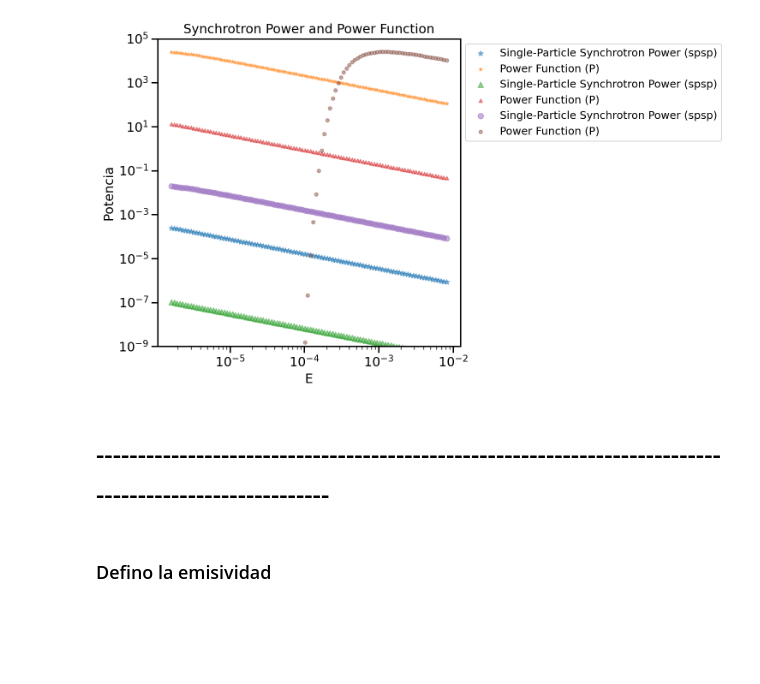
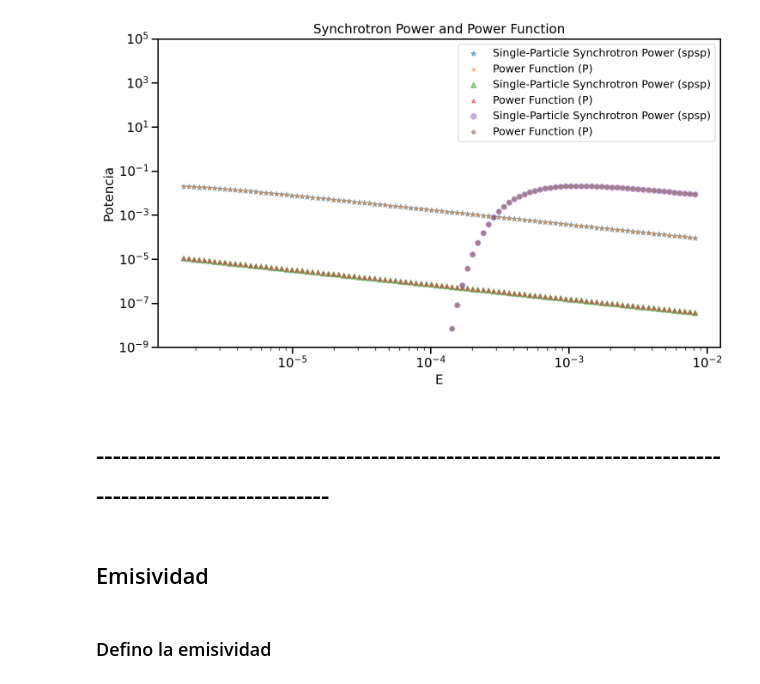
Before and after one commit to santimda/ExtendedJet, a Jupyter notebook: emisividad1.ipynb, the cells around one changed output. Drawn from its saved outputs; the diff is of its cells as text; code cells hidden in the pictures; blank space fills up the shorter version.

```diff
--- a/emisividad1.ipynb
+++ b/emisividad1.ipynb
@@ -79,2 +150,6 @@ N = np.power(E, -p)
 B = 1
 E_ph = np.geomspace(1e-30, 1e-3, 150)
+# %%
+k_vec = np.zeros_like(E_ph)
+for i, e_ in enumerate(E_ph):
+    k_vec[i] = k_SSA(e_, E, N, B)
@@ -80,0 +158,29 @@ E_ph = np.geomspace(1e-30, 1e-3, 150)
+# %%
+from scipy.special import gamma  # gamma es la función gamma
+
+def absorption_coef(E_ph, K_0, p, B):
+    '''
+
+
+    Parámetros:
+        E_ph: Photon energy
+        K_0: Normalization constant of the N(E)
+        p: Power law index
+        B: Magnetic field power
+    '''
+
+    #Change from energy to frequency
+
+    nu=E_ph/h
+
+    gamma_factors = (gamma((3 * p + 2) / 12) *gamma((3 * p + 22) / 12) *gamma((p + 6) / 4) /gamma((p + 8) / 4))
+
+    A = np.sqrt(3) * e**3 / (8 * np.pi * m_e) * (3 * e / (4 * np.pi * m_e**3 * c**5))**(p / 2)  * np.sqrt(np.pi/2) *c * K_0* B**((p + 2) / 2)
+
+    A*=gamma_factors
+
+    return A * nu**(-(p + 4) / 2)
+# %%
+alpha = np.zeros_like(E_ph)
+for i, e_ in enumerate(E_ph):
+    alpha[i] = absorption_coef(e_, K_0, p, B)
@@ -123,44 +254,45 @@ def single_particle_synch_power(B_cgs, epsilon, gamma, mass=m_e):
 
 #Como dato de entrada paso los gamma asociado a la energia de e- del array que use antes
 gamma=E/(m_e*c**2)
+epsilon=E_ph/(m_e*c**2)
 
 #spsp es single particle synchrotron power
 spsp = np.zeros((np.size(E_ph), np.size(E)))
-for i, e_ in enumerate(E_ph):
+for i, e_ in enumerate(epsilon):
     spsp[i] = single_particle_synch_power(B, e_, gamma, m_e )
 # %%
 #Basic plotting code
 
 # Plotting
 plt.figure(figsize=(10, 6))
 
 # Plot single-particle synchrotron power
 plt.scatter(gamma*m_e*c**2, spsp[56], label="Single-Particle Synchrotron Power (spsp)", marker='*', alpha=0.5)
 # Plot power function
-plt.scatter(E, P[56], label="Power Function (P)", s=15, marker='*', alpha=0.5)
+plt.scatter(E, P[56]*m_e*c**2, label="Power Function (P)", s=15, marker='*', alpha=0.5)
 
 # Plot single-particle synchrotron power
 plt.scatter(gamma*m_e*c**2, spsp[0], label="Single-Particle Synchrotron Power (spsp)", marker='^', alpha=0.5)
 # Plot power function
-plt.scatter(E, P[0], label="Power Function (P)", s=15, marker='^', alpha=0.5)
+plt.scatter(E, P[0]*m_e*c**2, label="Power Function (P)", s=15, marker='^', alpha=0.5)
 
 # Plot single-particle synchrotron power
 plt.scatter(gamma*m_e*c**2, spsp[89], label="Single-Particle Synchrotron Power (spsp)", marker='o', alpha=0.5)
 # Plot power function
-plt.scatter(E, P[89], label="Power Function (P)", s=15, marker='o', alpha=0.5)
+plt.scatter(E, P[89]*m_e*c**2, label="Power Function (P)", s=15, marker='o', alpha=0.5)
 
 # Labels and title
 plt.xlabel("E")
 plt.ylabel("Potencia")
 plt.title("Synchrotron Power and Power Function")
 plt.legend(bbox_to_anchor=[1, 1])
 plt.grid()
 plt.ylim(1e-9,1e5)
 plt.xscale('log')
 plt.yscale('log')
 # Show the plot
 plt.show()
 # %% [output]
-[figure, old version]
+[figure, new version]
 # %% [markdown]
 # -------------------------------------------------------------------------------------------------------
@@ -222,6 +304,8 @@ p = 2.0
 N = np.power(E, -p)
 B = 100.0
 E_ph = np.geomspace(1e-30, 1e-3, 150)
+# %% [markdown]
+## Emisividad
 # %% [markdown]
 ### Defino la emisividad
 # %%
```
Also changed, not shown: parts of 18 cells of this notebook.
